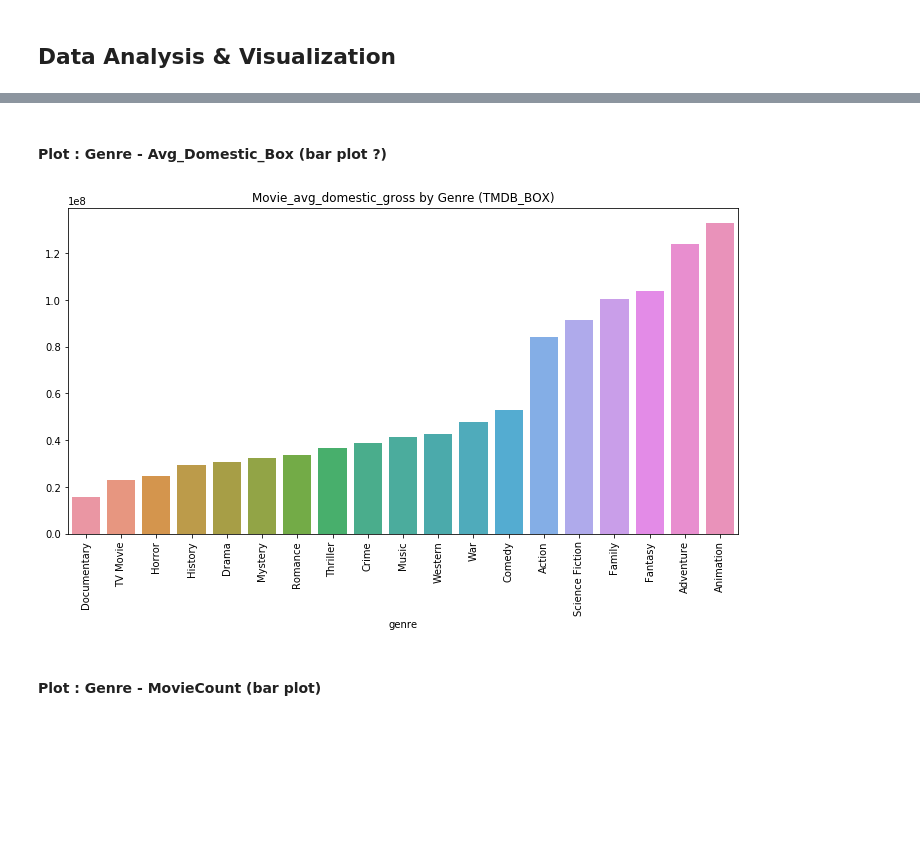
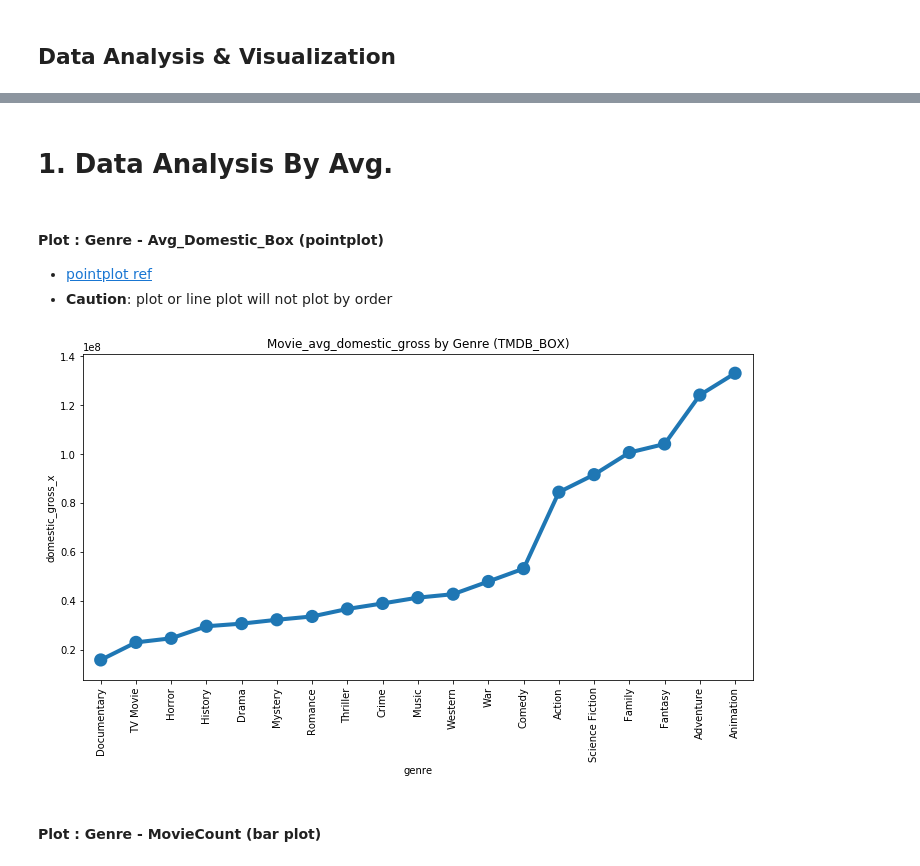
Before and after one commit to nateej1/Movie-Industry-Analysis-Exercise, a Jupyter notebook: TL-4-tmdb_box_Genre.ipynb, the cells around one changed output, grey strips where cells are left out. Saved outputs shown, nothing was run; the diff lists cells and outputs as text; code cells hidden in the pictures; blank space fills up the shorter version.

Commit message:
Genre Plots

```diff
--- a/TL-4-tmdb_box_Genre.ipynb
+++ b/TL-4-tmdb_box_Genre.ipynb
@@ -10,7 +10,7 @@ import seaborn as sns
 # %% [markdown]
 ## Load Data
 # %%
-tmdb_box = pd.read_csv('tmdb_box_merge.csv')
+tmdb_box = pd.read_csv('tmdb_box_merge_new.csv')
 # %% [markdown]
 ## Data Processing
 # %%
@@ -22,6 +22,6 @@ tmdb_box.head(2)
 # %%
 # drop 'Unnamed: 0' col
-tmdb_box.drop(columns=['Unnamed: 0'], inplace=True)
+#tmdb_box.drop(columns=['Unnamed: 0'], inplace=True)
 # %% [markdown]
 ### Parsing Genre
 # %% [markdown]
@@ -155,17 +154,22 @@ genre_group.mean().head()
-# %% [markdown]
-#### Plot : Genre - Avg_Domestic_Box (bar plot ?)
+# %% [markdown]
+# 1. Data Analysis By Avg.
+# %% [markdown]
+#### Plot : Genre - Avg_Domestic_Box (pointplot)
+- [pointplot ref](https://stackoverflow.com/questions/34702626/change-marker-size-in-seaborn-factorplot)
+- **Caution**: plot or line plot will not plot by order
 # %%
 fig, ax = plt.subplots(figsize = (12,6))
 #data
-data = genre_group.mean().sort_values('domestic_gross_x')['domestic_gross_x']
+data = genre_group.mean().sort_values('domestic_gross_x')['domestic_gross_x'].reset_index()
 #sns
-sns.barplot(ax = ax,
-            x = data.index,
-            y = data.values)
+sns.pointplot(ax = ax,
+              x = data['genre'],
+              y = data['domestic_gross_x'],
+              scale = 1.5)
 plt.xticks(rotation='vertical')
 plt.title('Movie_avg_domestic_gross by Genre (TMDB_BOX)');
 # %% [output]
-[figure, old version]
+[figure, new version]
 # %% [markdown]
 #### Plot : Genre - MovieCount (bar plot)
 # %%
```
Also changed, not shown: parts of 11 cells of this notebook.
